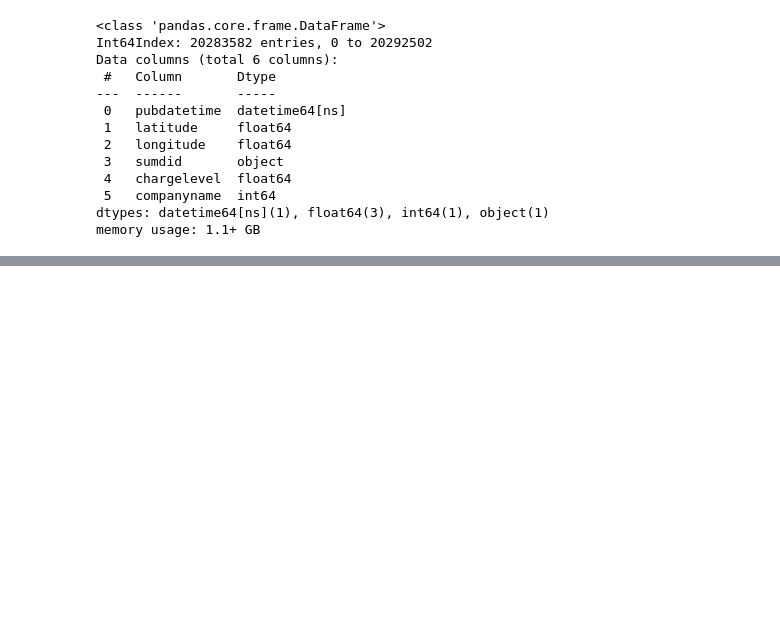
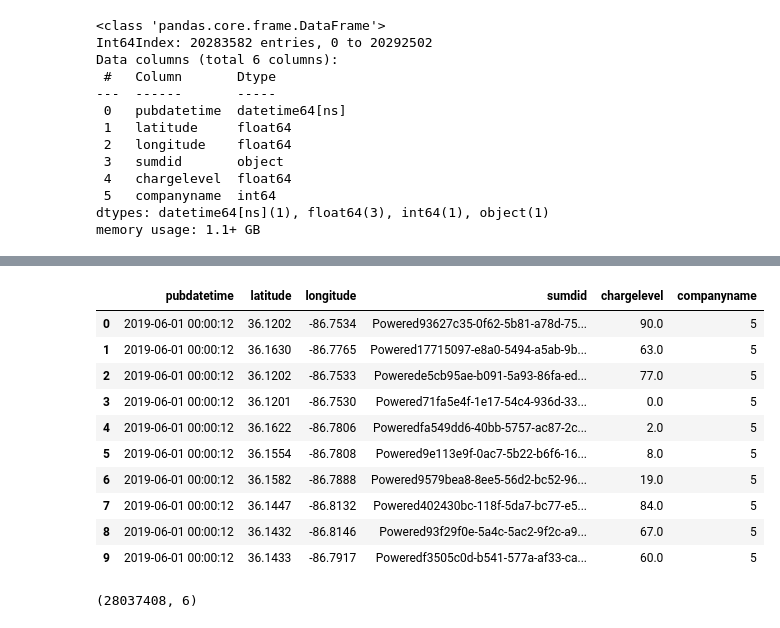
Before and after one commit to derektprice/mapping_scooters_nashville_python, a Jupyter notebook: notebooks/Group Project.ipynb, the cells around one changed output, grey strips where cells are left out. Saved outputs shown, nothing was run; the diff lists cells and outputs as text; code cells hidden in the pictures; blank space fills up the shorter version.

```diff
--- a/notebooks/Group Project.ipynb
+++ b/notebooks/Group Project.ipynb
@@ -80,0 +172,3 @@ Wall time: 1.28 s
+# %%
+%%time
+june_test = pd.read_pickle("../data/june.pkl")
@@ -80,0 +285,18 @@ Wall time: 1.28 s
+# %%
+june_test.head(10)
+# %% [output]
+|  | pubdatetime | latitude | longitude | sumdid | chargelevel | companyname |
+| 0 | 2019-06-01 00:00:12 | 36.1202 | -86.7534 | Powered93627c35-0f62-5b81-a78d-75... | 90.0 | 5 |
+| 1 | 2019-06-01 00:00:12 | 36.1630 | -86.7765 | Powered17715097-e8a0-5494-a5ab-9b... | 63.0 | 5 |
+| 2 | 2019-06-01 00:00:12 | 36.1202 | -86.7533 | Powerede5cb95ae-b091-5a93-86fa-ed... | 77.0 | 5 |
+| 3 | 2019-06-01 00:00:12 | 36.1201 | -86.7530 | Powered71fa5e4f-1e17-54c4-936d-33... | 0.0 | 5 |
+| 4 | 2019-06-01 00:00:12 | 36.1622 | -86.7806 | Poweredfa549dd6-40bb-5757-ac87-2c... | 2.0 | 5 |
+| 5 | 2019-06-01 00:00:12 | 36.1554 | -86.7808 | Powered9e113e9f-0ac7-5b22-b6f6-16... | 8.0 | 5 |
+| 6 | 2019-06-01 00:00:12 | 36.1582 | -86.7888 | Powered9579bea8-8ee5-56d2-bc52-96... | 19.0 | 5 |
+| 7 | 2019-06-01 00:00:12 | 36.1447 | -86.8132 | Powered402430bc-118f-5da7-bc77-e5... | 84.0 | 5 |
+| 8 | 2019-06-01 00:00:12 | 36.1432 | -86.8146 | Powered93f29f0e-5a4c-5ac2-9f2c-a9... | 67.0 | 5 |
+| 9 | 2019-06-01 00:00:12 | 36.1433 | -86.7917 | Poweredf3505c0d-b541-577a-af33-ca... | 60.0 | 5 |
+# %%
+june_test.shape
+# %% [output]
+(28037408, 6)
```
Also changed, not shown: parts of 39 cells of this notebook, 1 other file.
